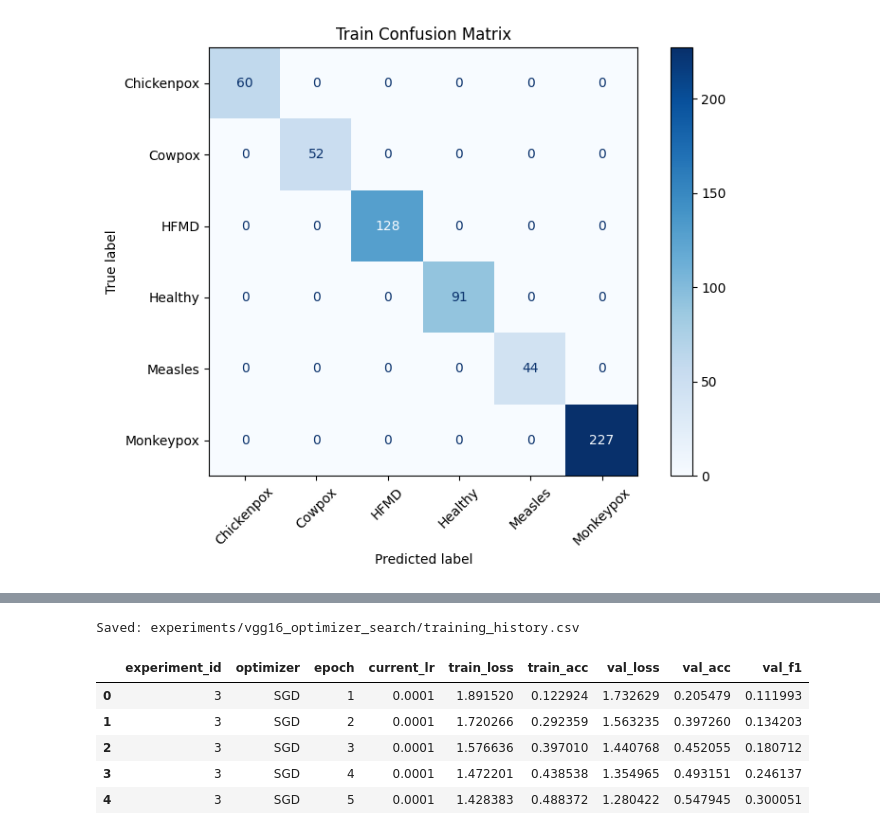
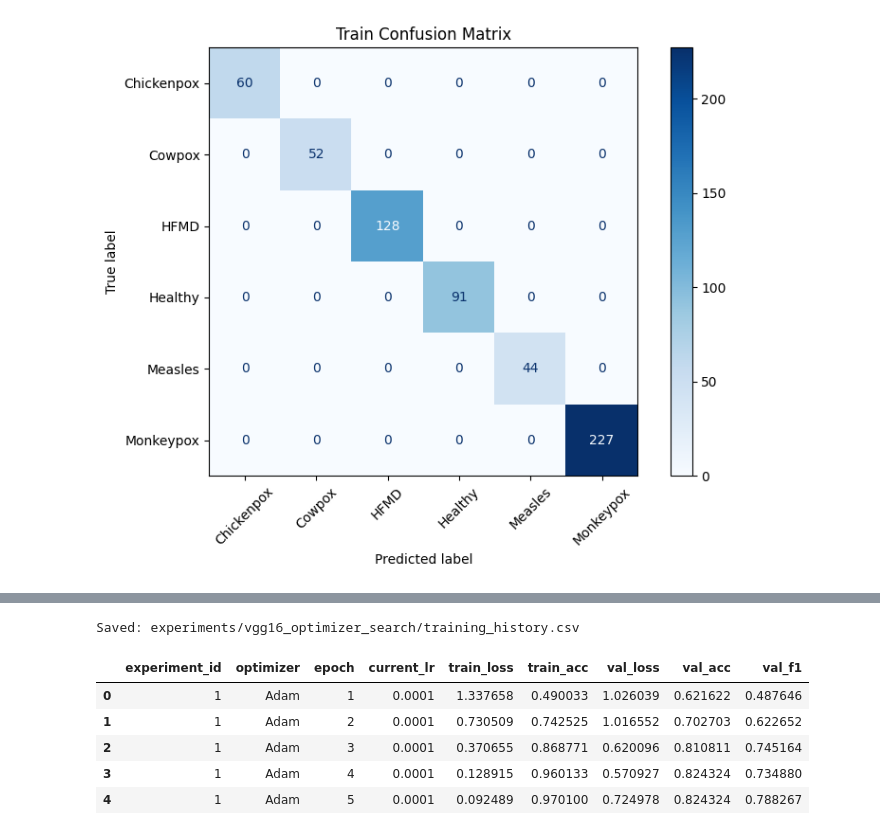
Before and after one commit to lfreedom2750/CS231.Q23, a Jupyter notebook: notebooks/vgg16.ipynb, the cells around one changed output, grey strips where cells are left out. Cells and saved outputs as stored; diff of their text form; code cells hidden in the pictures.

```diff
--- a/notebooks/vgg16.ipynb
+++ b/notebooks/vgg16.ipynb
@@ -28,7 +28,7 @@ from sklearn.metrics import (
 )
 from sklearn.preprocessing import label_binarize
 # %%
-DATA_DIR = "/kaggle/input/datasets/lfreedom2750/mcvsld-split-version/skin_lesion_split_v2"
+DATA_DIR = "/kaggle/input/datasets/lfreedom2750/mcvsld-split-version"
 
 BATCH_SIZE = 64
 IMAGE_SIZE = 224
@@ -946,23 +994,22 @@ show_samples(
 # %%
 import matplotlib.pyplot as plt
 import pandas as pd
 
-# Nếu đang có history_rows
-history_df = pd.DataFrame(history_rows)
-
-# Nếu đang có history_df rồi thì bỏ dòng trên
+full_history_df = pd.concat(all_history, ignore_index=True)
 
 history_path = SAVE_DIR / "training_history.csv"
-history_df.to_csv(history_path, index=False)
+
+full_history_df.to_csv(history_path, index=False)
 
 print("Saved:", history_path)
-display(history_df.head())
+
+display(full_history_df.head())
 # %% [output]
 Saved: experiments/vgg16_optimizer_search/training_history.csv
 |  | experiment_id | optimizer | epoch | current_lr | train_loss | train_acc | val_loss | val_acc | val_f1 |
-| 0 | 3 | SGD | 1 | 0.0001 | 1.891520 | 0.122924 | 1.732629 | 0.205479 | 0.111993 |
-| 1 | 3 | SGD | 2 | 0.0001 | 1.720266 | 0.292359 | 1.563235 | 0.397260 | 0.134203 |
-| 2 | 3 | SGD | 3 | 0.0001 | 1.576636 | 0.397010 | 1.440768 | 0.452055 | 0.180712 |
-| 3 | 3 | SGD | 4 | 0.0001 | 1.472201 | 0.438538 | 1.354965 | 0.493151 | 0.246137 |
-| 4 | 3 | SGD | 5 | 0.0001 | 1.428383 | 0.488372 | 1.280422 | 0.547945 | 0.300051 |
+| 0 | 1 | Adam | 1 | 0.0001 | 1.337658 | 0.490033 | 1.026039 | 0.621622 | 0.487646 |
+| 1 | 1 | Adam | 2 | 0.0001 | 0.730509 | 0.742525 | 1.016552 | 0.702703 | 0.622652 |
+| 2 | 1 | Adam | 3 | 0.0001 | 0.370655 | 0.868771 | 0.620096 | 0.810811 | 0.745164 |
+| 3 | 1 | Adam | 4 | 0.0001 | 0.128915 | 0.960133 | 0.570927 | 0.824324 | 0.734880 |
+| 4 | 1 | Adam | 5 | 0.0001 | 0.092489 | 0.970100 | 0.724978 | 0.824324 | 0.788267 |
 # %%
```
Also changed, not shown: parts of 11 cells of this notebook, 1 other file.
